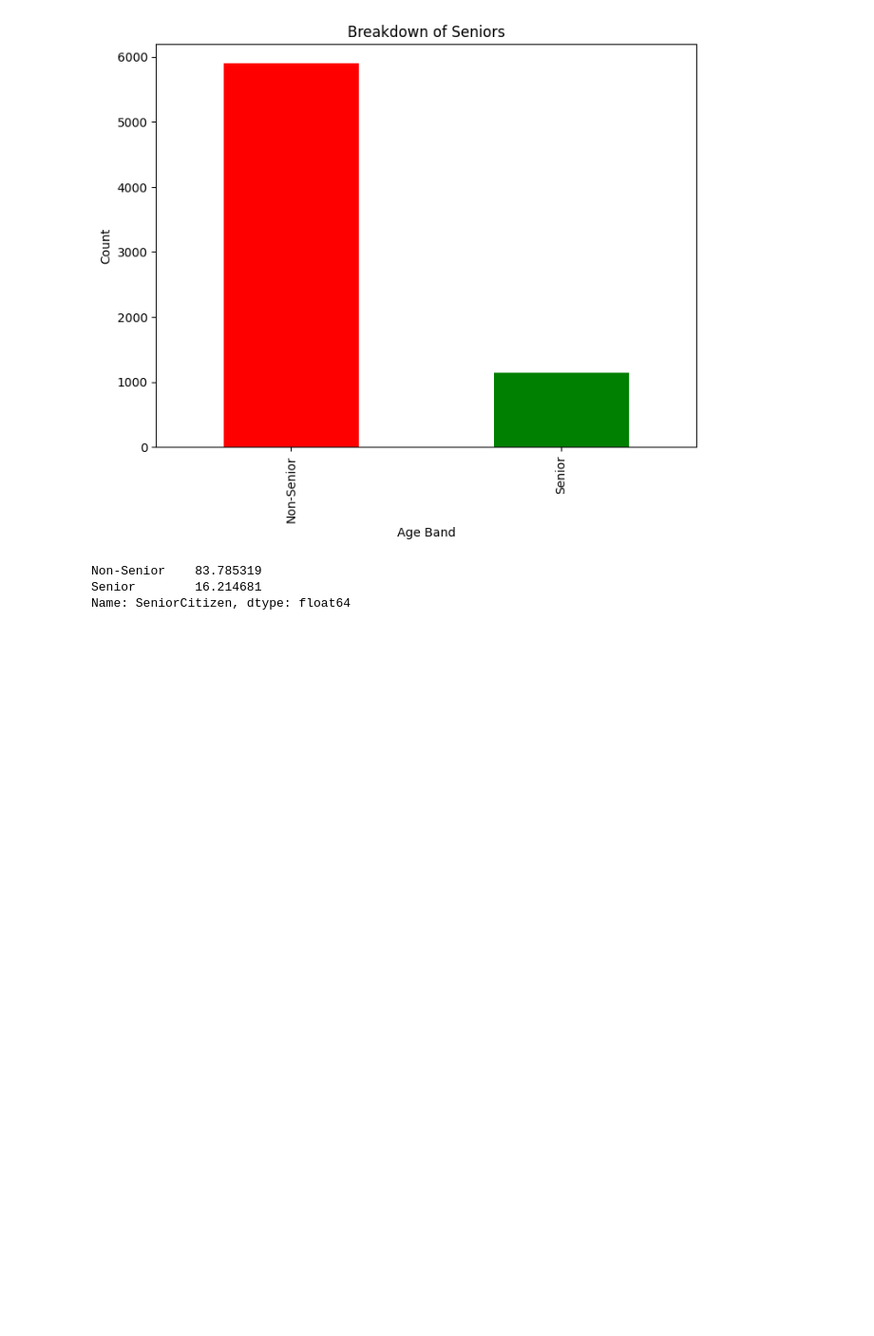
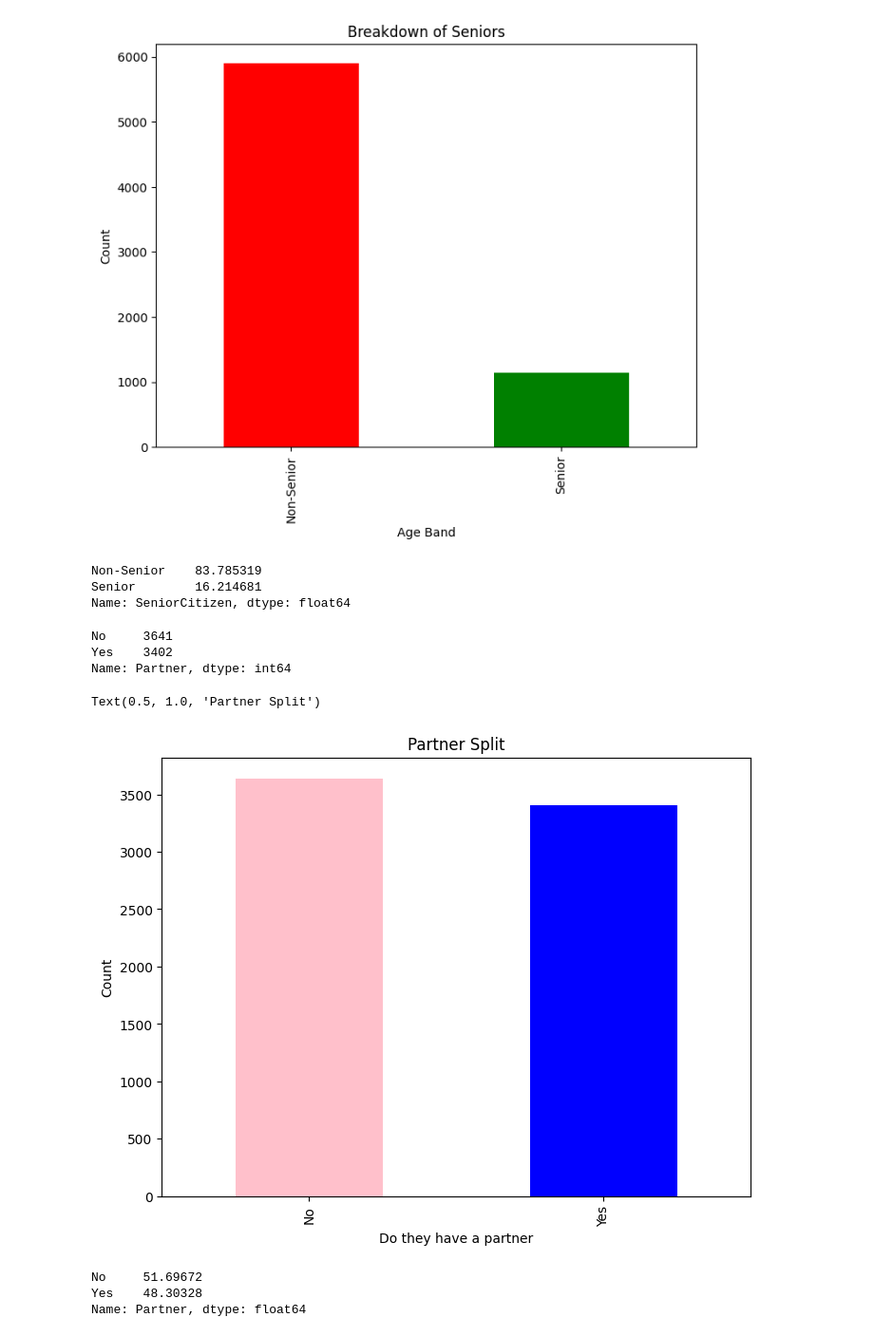
Before and after one commit to oliv11111/Telco-Data-Analysis, a Jupyter notebook: load.ipynb, the cells around one changed output. Shown at 95% size. Cells and saved outputs as stored; diff of their text form; code cells hidden in the pictures; blank space fills up the shorter version.

```diff
--- a/load.ipynb
+++ b/load.ipynb
@@ -223,3 +223,26 @@ print(senior_percentage)
 Non-Senior    83.785319
 Senior        16.214681
 Name: SeniorCitizen, dtype: float64
+# %%
+df['Partner'].value_counts()
+# %% [output]
+No     3641
+Yes    3402
+Name: Partner, dtype: int64
+# %%
+plt.figure(figsize=(8, 6))
+df['Partner'].value_counts().plot(kind='bar', color=['pink', 'blue'])
+
+plt.xlabel('Do they have a partner')
+plt.ylabel('Count')
+plt.title('Partner Split')
+# %% [output]
+Text(0.5, 1.0, 'Partner Split')
+[figure, added]
+# %%
+partner_percentage = df['Partner'].value_counts() / len(df) * 100
+print(partner_percentage)
+# %% [output]
+No     51.69672
+Yes    48.30328
+Name: Partner, dtype: float64
```
Also changed, not shown: 1 other file.
